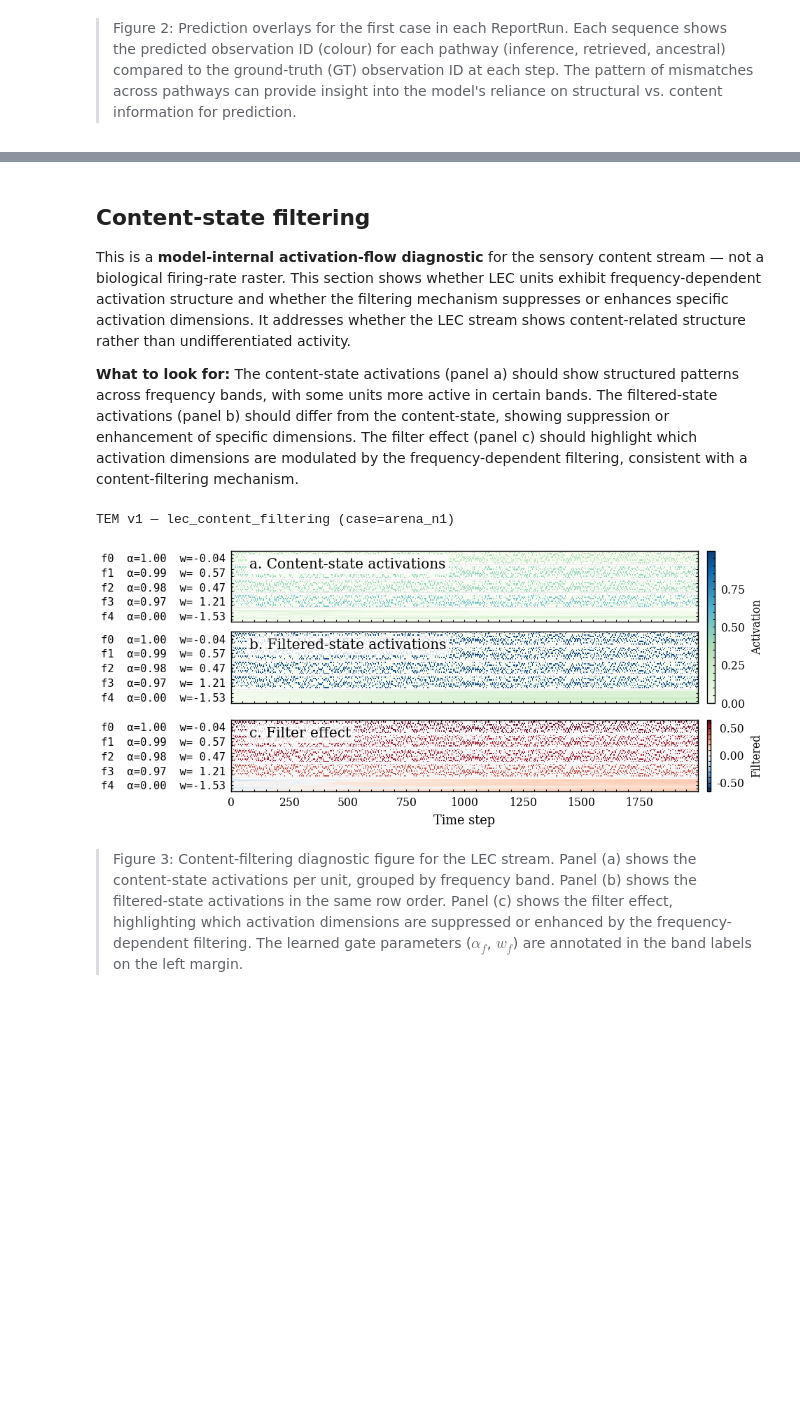
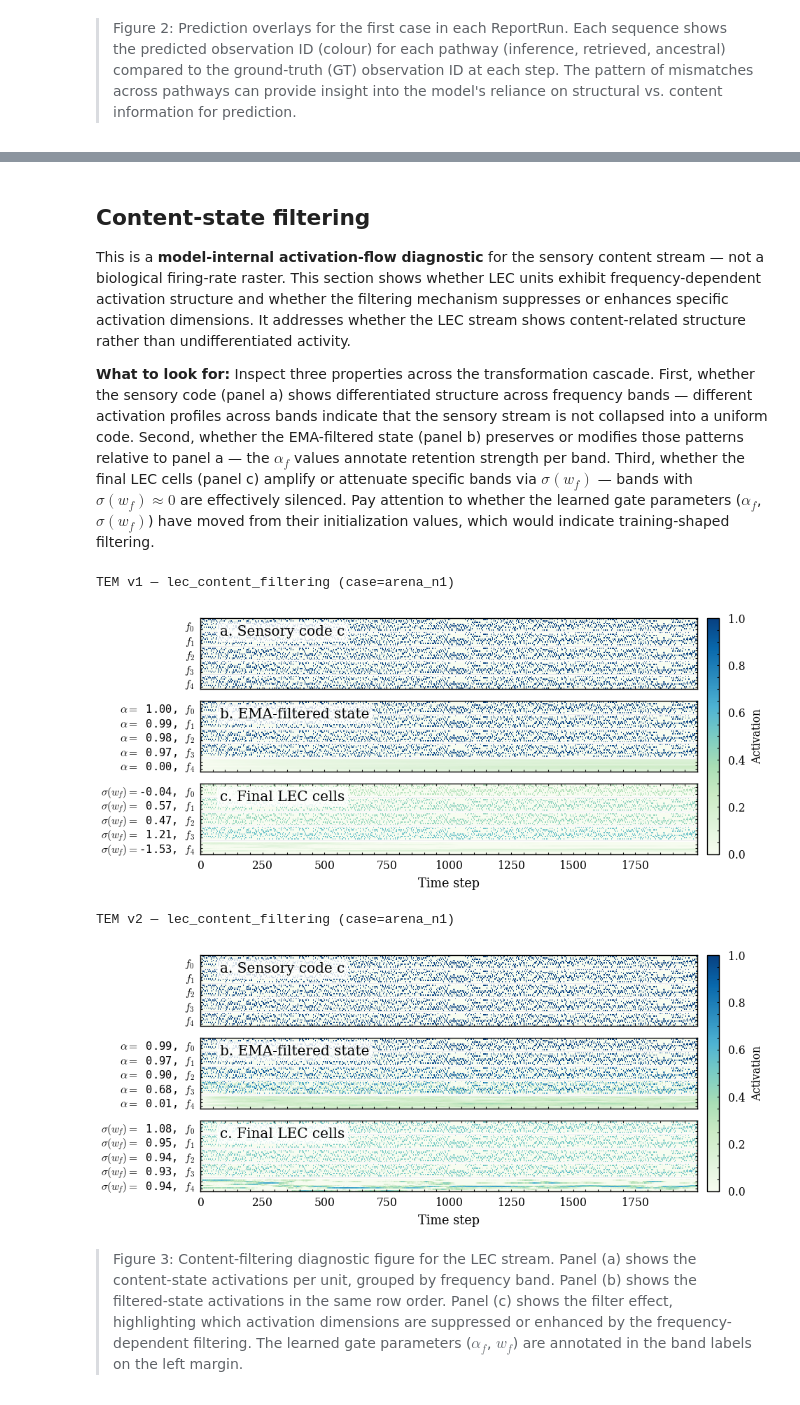
Before and after one commit to BorjaEst/ehc-sn, a Jupyter notebook: notebooks/01_structural_memory_report.ipynb, the cells around one changed output, grey strips where cells are left out. Saved outputs shown, nothing was run; the diff lists cells and outputs as text; code cells hidden in the pictures; blank space fills up the shorter version.

```diff
--- a/notebooks/01_structural_memory_report.ipynb
+++ b/notebooks/01_structural_memory_report.ipynb
@@ -218,18 +236,21 @@ rather than another spatial-map diagnostic.
 
 This is a **model-internal activation-flow diagnostic** for the sensory content stream — not a biological firing-rate raster. This section shows whether LEC units exhibit frequency-dependent activation structure and whether the filtering mechanism suppresses or enhances specific activation dimensions. It addresses whether the LEC stream shows content-related structure rather than undifferentiated activity.
 
-**What to look for:** The content-state activations (panel a) should show structured patterns across frequency bands, with some units more active in certain bands. The filtered-state activations (panel b) should differ from the content-state, showing suppression or enhancement of specific dimensions. The filter effect (panel c) should highlight which activation dimensions are modulated by the frequency-dependent filtering, consistent with a content-filtering mechanism.
+**What to look for:** Inspect three properties across the transformation cascade. First, whether the sensory code (panel a) shows differentiated structure across frequency bands — different activation profiles across bands indicate that the sensory stream is not collapsed into a uniform code. Second, whether the EMA-filtered state (panel b) preserves or modifies those patterns relative to panel a — the $\alpha_f$ values annotate retention strength per band. Third, whether the final LEC cells (panel c) amplify or attenuate specific bands via $\sigma(w_f)$ — bands with $\sigma(w_f) \approx 0$ are effectively silenced. Pay attention to whether the learned gate parameters ($\alpha_f$, $\sigma(w_f)$) have moved from their initialization values, which would indicate training-shaped filtering.
 # %%
-# Figure 10a: lec_content_filtering
-entry = tem_v1_report.figure_entry("lec_content_filtering", preferred_format="png")
-if entry:
-    abs_path = tem_v1_report.root / entry.path
-    print(f"TEM v1 — {entry.figure_id} (case={entry.regime_id})")
-    display(Image(filename=str(abs_path)))
-else:
-    print("lec_content_filtering not available in TEM v1 ReportRun.")
+# --- LEC content filtering: first case from TEM v1 ReportRun ---
+for label, report in [("TEM v1", tem_v1_report), ("TEM v2", tem_v2_report)]:
+    entry = report.figure_entry("lec_content_filtering", preferred_format="png")
+    if entry:
+        abs_path = report.root / entry.path
+        print(f"{label} — {entry.figure_id} (case={entry.regime_id})")
+        display(Image(filename=str(abs_path)))
+    else:
+        print(f"{label}: lec_content_filtering not available.")
 # %% [output]
 TEM v1 — lec_content_filtering (case=arena_n1)
-[figure, old version]
+[figure, new version]
+TEM v2 — lec_content_filtering (case=arena_n1)
+[figure, added]
 # %% [markdown]
 > Figure 3: Content-filtering diagnostic figure for the LEC stream. Panel (a) shows the content-state activations per unit, grouped by frequency band. Panel (b) shows the filtered-state activations in the same row order. Panel (c) shows the filter effect, highlighting which activation dimensions are suppressed or enhanced by the frequency-dependent filtering. The learned gate parameters ($\alpha_f$, $w_f$) are annotated in the band labels on the left margin.
```
Also changed, not shown: parts of 22 cells of this notebook.
